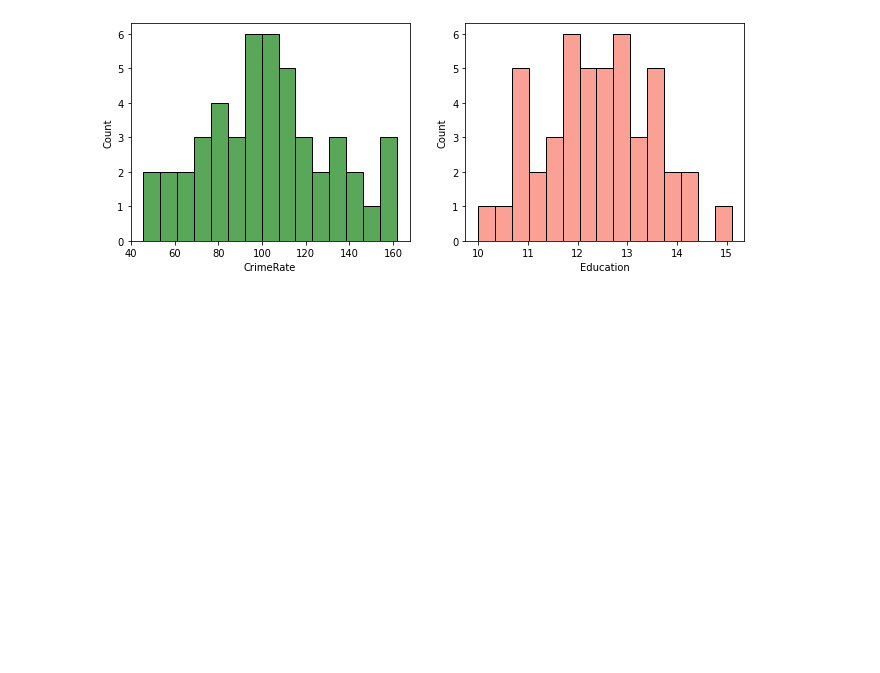
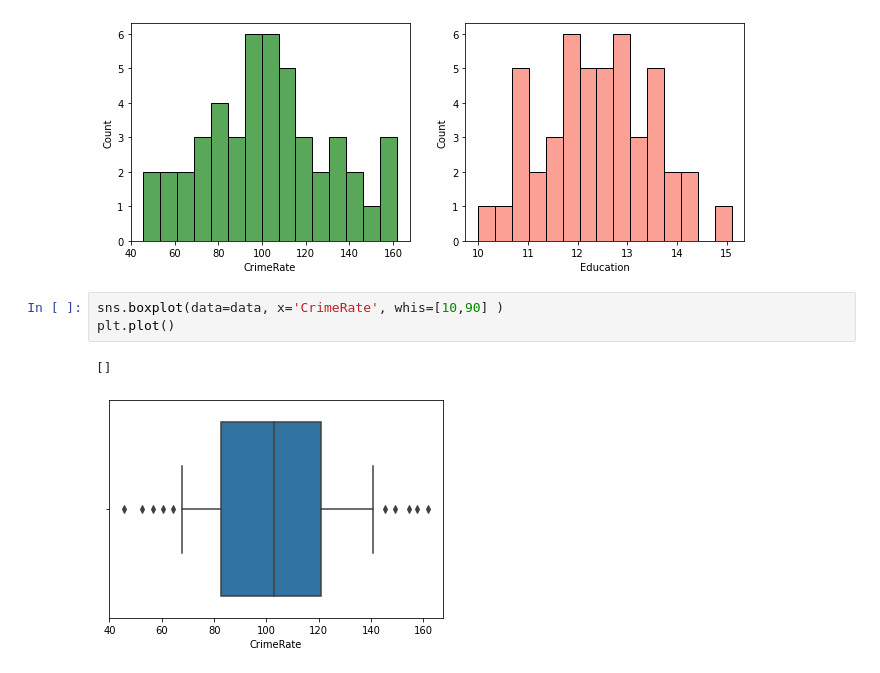
Before and after one commit to martinnss/Micro_Projects, a Jupyter notebook: statistics_1.ipynb, the cells around one changed output. Drawn from its saved outputs; the diff is of its cells as text; blank space fills up the shorter version.

```diff
--- a/statistics_1.ipynb
+++ b/statistics_1.ipynb
@@ -85,3 +85,9 @@ sns.histplot(data=data, x='Education',bins=15, color='salmon',ax=axes[1])
 plt.show()
 # %% [output]
 [figure]
+# %%
+sns.boxplot(data=data, x='CrimeRate', whis=[10,90] )
+plt.plot()
+# %% [output]
+[]
+[figure, added]
```
Also changed, not shown: 1 other file.
